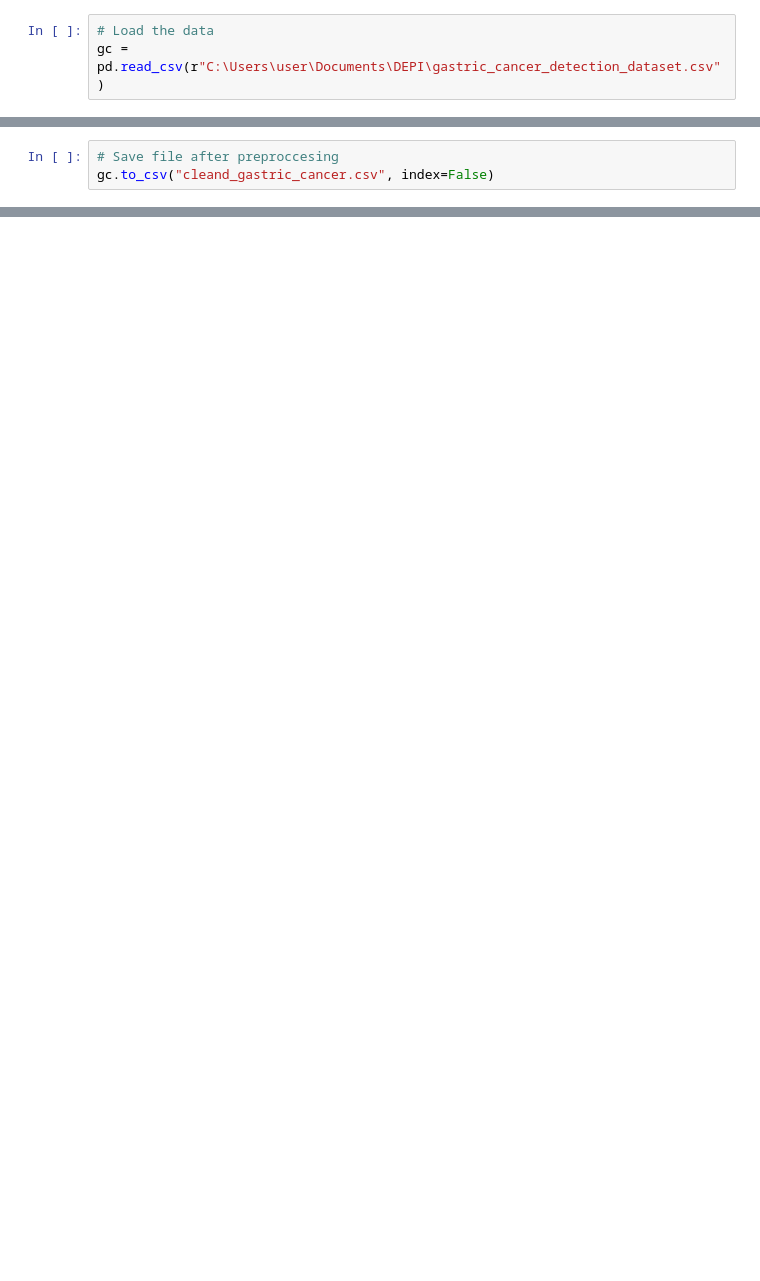
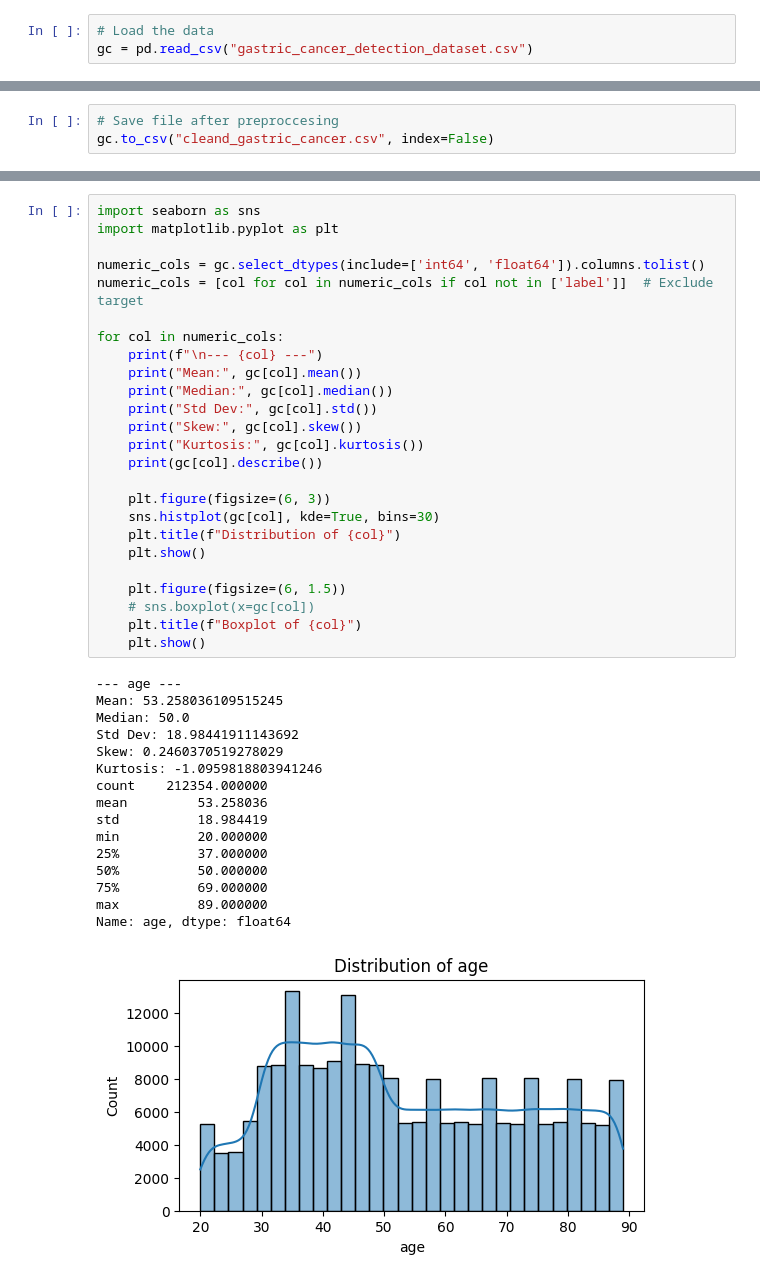
Before and after one commit to 7ayder-99/depi-project, a Jupyter notebook: Gastric Cancer.ipynb, the cells around one changed output, grey strips where cells are left out. Cells and saved outputs as stored; diff of their text form; blank space fills up the shorter version.

```diff
--- a/Gastric Cancer.ipynb
+++ b/Gastric Cancer.ipynb
@@ -15,7 +15,7 @@ import matplotlib as plt
 import seaborn as sns
 # %%
 # Load the data
-gc = pd.read_csv(r"C:\Users\user\Documents\DEPI\gastric_cancer_detection_dataset.csv")
+gc = pd.read_csv("gastric_cancer_detection_dataset.csv")
 # %% [markdown]
 ### 2- Explor Data .
 # %%
@@ -349,0 +362,42 @@ gc.to_csv("cleand_gastric_cancer.csv", index=False)
+# %%
+import seaborn as sns
+import matplotlib.pyplot as plt
+
+numeric_cols = gc.select_dtypes(include=['int64', 'float64']).columns.tolist()
+numeric_cols = [col for col in numeric_cols if col not in ['label']]  # Exclude target
+
+for col in numeric_cols:
+    print(f"\n--- {col} ---")
+    print("Mean:", gc[col].mean())
+    print("Median:", gc[col].median())
+    print("Std Dev:", gc[col].std())
+    print("Skew:", gc[col].skew())
+    print("Kurtosis:", gc[col].kurtosis())
+    print(gc[col].describe())
+
+    plt.figure(figsize=(6, 3))
+    sns.histplot(gc[col], kde=True, bins=30)
+    plt.title(f"Distribution of {col}")
+    plt.show()
+
+    plt.figure(figsize=(6, 1.5))
+    # sns.boxplot(x=gc[col])
+    plt.title(f"Boxplot of {col}")
+    plt.show()
+# %% [output]
+--- age ---
+Mean: 53.258036109515245
+Median: 50.0
+Std Dev: 18.98441911143692
+Skew: 0.2460370519278029
+Kurtosis: -1.0959818803941246
+count    212354.000000
+mean         53.258036
+std          18.984419
+min          20.000000
+25%          37.000000
+50%          50.000000
+75%          69.000000
+max          89.000000
+Name: age, dtype: float64
+[figure, added]
```
Also changed, not shown: parts of 41 cells of this notebook.
